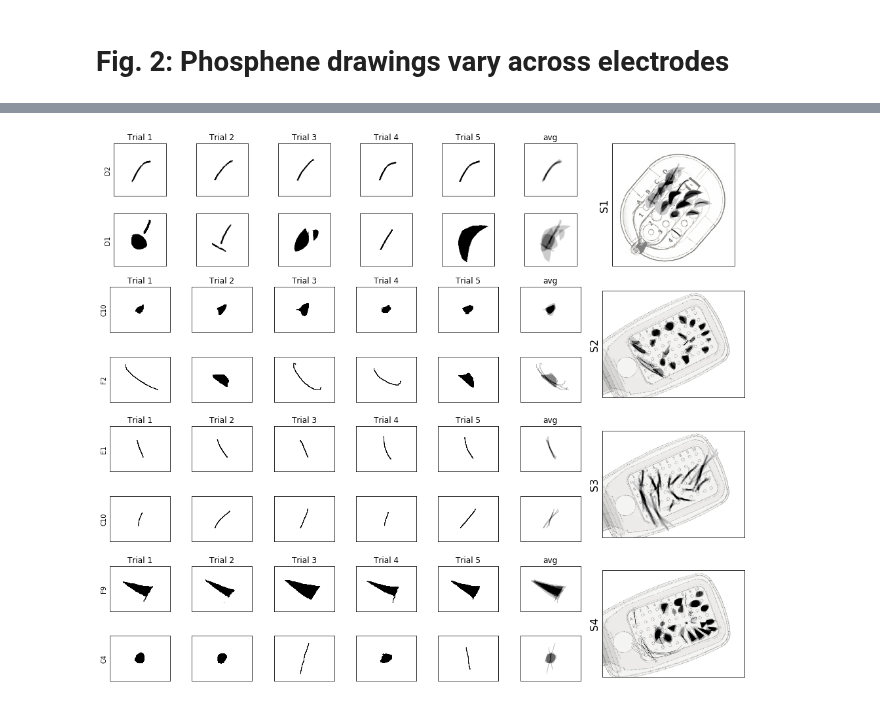
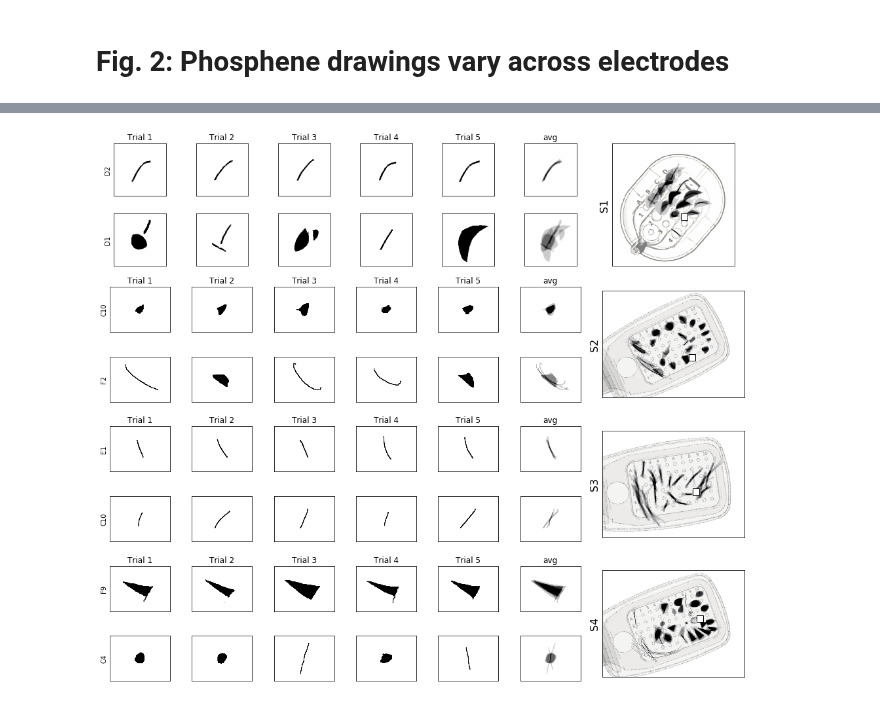
Before and after one commit to VisCog/ArgusShapes, a Jupyter notebook: figures/fig2-phosphene-shape.ipynb, the cells around one changed output, grey strips where cells are left out. Saved outputs shown, nothing was run; the diff lists cells and outputs as text; code cells hidden in the pictures.

Commit message:
plot fovea in Fig.2

```diff
--- a/figures/fig2-phosphene-shape.ipynb
+++ b/figures/fig2-phosphene-shape.ipynb
@@ -40,7 +40,7 @@ scale_trials = 2.5
 for s, subject in enumerate(subjects):
     # Show mean images overlaid on array schematic:
     ax1 = plt.subplot2grid((2 * len(subjects), 8), (s * 2, 6), rowspan=2, colspan=2)
-    argus_shapes.viz.plot_phosphenes_on_array(ax1, subject, Xymu, subjectdata, show_fovea=False)
+    argus_shapes.viz.plot_phosphenes_on_array(ax1, subject, Xymu, subjectdata, show_fovea=True)
     ax1.set_xticks([])
     ax1.set_yticks([])
     ax1.set_ylabel(subject, fontsize=16)
@@ -49,31 +49,31 @@ for s, subject in enumerate(subjects):
         electrode = best_worst.loc[subject, bw]
         idx_drawings = np.logical_and(Xy.subject == subject, Xy.electrode == electrode)
         # Trial drawings:
         for c, (_, drawing) in enumerate(Xy[idx_drawings].iterrows()):
             ax2 = plt.subplot2grid((2 * len(subjects), 8), (2 * s + r, c))
             img_th = argus_shapes.imgproc.get_thresholded_image(drawing['image'])
             img_th = argus_shapes.imgproc.center_phosphene(img_th)
             img_th = argus_shapes.imgproc.scale_phosphene(img_th, scale_trials)
             ax2.imshow(1 - img_th, cmap='gray')
             ax2.set_xticks([])
             ax2.set_yticks([])
             if c == 0:
                 ax2.set_ylabel(electrode)
             if r == 0:
                 ax2.set_title('Trial %d' % (c + 1))
         # Mean drawing:
         ax3 = plt.subplot2grid((2 * len(subjects), 8), (2 * s + r, 5))
         idx_drawings = np.logical_and(Xymu.subject == subject, Xymu.electrode == electrode)
         img_avg = Xymu.loc[idx_drawings, 'image'].values[0]
         img_avg = argus_shapes.imgproc.center_phosphene(img_avg)
         img_avg = argus_shapes.imgproc.scale_phosphene(img_avg, scale_trials)
         ax3.imshow(1 - img_avg, cmap='gray')
         if r == 0:
             ax3.set_title('avg')
         ax3.set_xticks([])
         ax3.set_yticks([])
 fig.tight_layout()
 fig.savefig('fig2-phosphene-shape.eps')
 fig.savefig('fig2-phosphene-shape.png')
 # %% [output]
-[figure, old version]
+[figure, new version]
```
Also changed, not shown: parts of 1 cell of this notebook.
